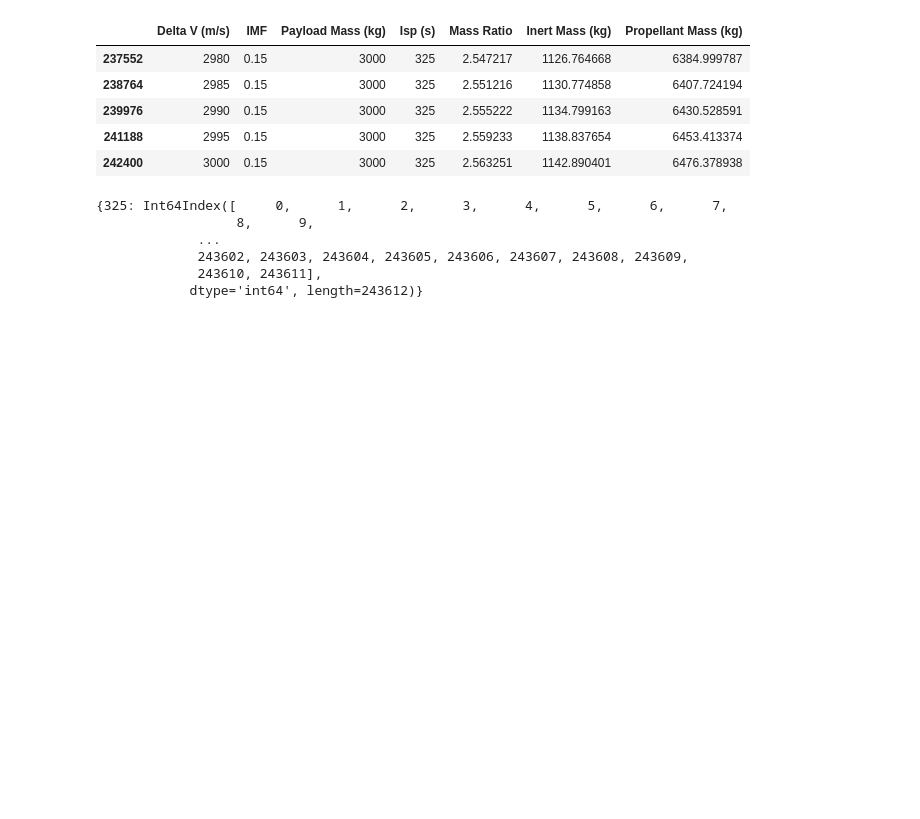
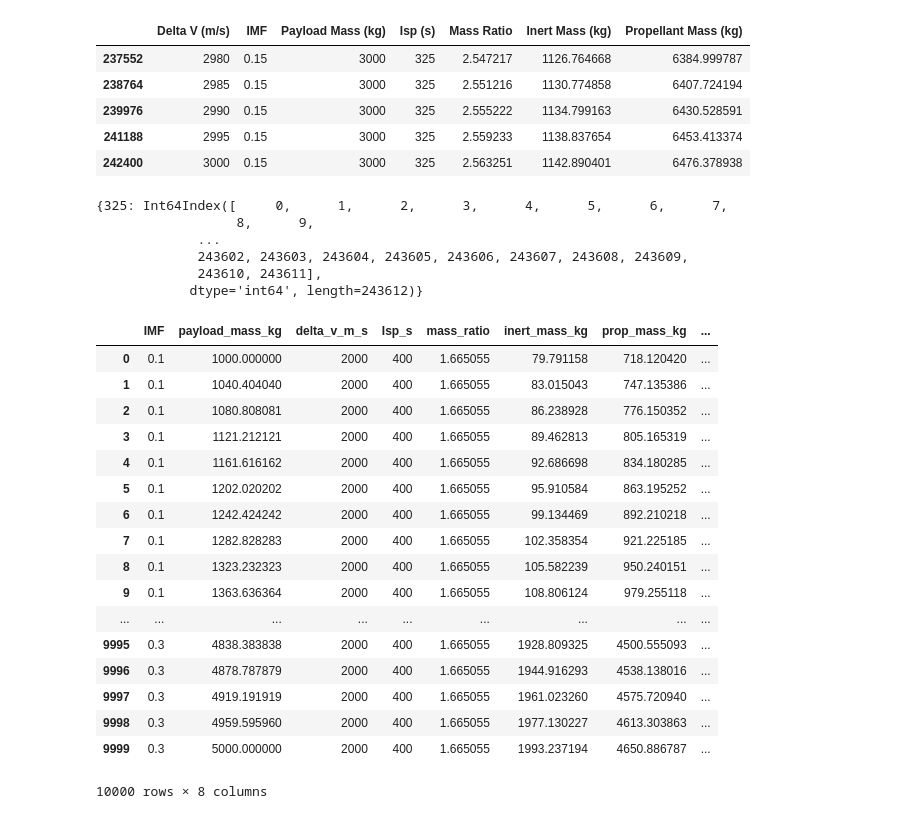
Before and after one commit to acedarney/rocket-solver, a Jupyter notebook: Rocket Equation Solver.ipynb, the cells around one changed output. Saved outputs shown, nothing was run; the diff lists cells and outputs as text; code cells hidden in the pictures; blank space fills up the shorter version.

```diff
--- a/Rocket Equation Solver.ipynb
+++ b/Rocket Equation Solver.ipynb
@@ -1,8 +1,12 @@
 # %%
-def calc_prop(m_payload, mass_ratio, inert_mass_fraction):
+from numba import vectorize, float64
+
+@vectorize([float64(float64, float64, float64)])
+def calc_prop(m_payload, mass_ratio, inert_mass_frac):
     m_prop = m_payload * (mass_ratio - 1) * (1 - inert_mass_frac) / (1 - mass_ratio * inert_mass_frac)
     return m_prop
 
+@vectorize([float64(float64, float64, float64)])
 def calc_inert(m_payload, mass_ratio, inert_mass_frac):
     m_inert = m_payload * (mass_ratio - 1) * inert_mass_frac / (1 - mass_ratio * inert_mass_frac)
     return m_inert
@@ -83,3 +88,49 @@ df_isp_groups.groups
              243602, 243603, 243604, 243605, 243606, 243607, 243608, 243609,
              243610, 243611],
             dtype='int64', length=243612)}
+# %%
+import itertools as it
+import numpy as np
+import pandas as pd
+
+def create_data(delta_v, specific_impulse, imf_range, payload_range):
+    min_imf = imf_range[0]
+    max_imf = imf_range[1]
+    min_payload = payload_range[0]
+    max_payload = payload_range[1]
+
+    imf_list = np.linspace(min_imf, max_imf, num=100)
+    payload_list = np.linspace(min_payload, max_payload, num=100)
+
+    a = list(it.product(*[imf_list, payload_list]))
+    df = pd.DataFrame(list(a), columns=['IMF', 'payload_mass_kg'])
+    df['delta_v_m_s'] = delta_v
+    df['Isp_s'] = specific_impulse
+    df['mass_ratio'] = np.exp(df['delta_v_m_s'] / 9.80665 / df['Isp_s'])
+    df['inert_mass_kg'] = calc_inert(df['payload_mass_kg'], df['mass_ratio'], df['IMF'])
+    df['prop_mass_kg'] = calc_prop(df['payload_mass_kg'], df['mass_ratio'], df['IMF'])
+    df['stage_mass_kg'] = df['inert_mass_kg'] + df['prop_mass_kg']
+    return df
+# %%
+b = create_data(2000, 400, [0.1,0.3], [1000,5000])
+# %%
+b
+# %% [output]
+|  | IMF | payload_mass_kg | delta_v_m_s | Isp_s | mass_ratio | inert_mass_kg | prop_mass_kg | ... |
+| 0 | 0.1 | 1000.000000 | 2000 | 400 | 1.665055 | 79.791158 | 718.120420 | ... |
+| 1 | 0.1 | 1040.404040 | 2000 | 400 | 1.665055 | 83.015043 | 747.135386 | ... |
+| 2 | 0.1 | 1080.808081 | 2000 | 400 | 1.665055 | 86.238928 | 776.150352 | ... |
+| 3 | 0.1 | 1121.212121 | 2000 | 400 | 1.665055 | 89.462813 | 805.165319 | ... |
+| 4 | 0.1 | 1161.616162 | 2000 | 400 | 1.665055 | 92.686698 | 834.180285 | ... |
+| 5 | 0.1 | 1202.020202 | 2000 | 400 | 1.665055 | 95.910584 | 863.195252 | ... |
+| 6 | 0.1 | 1242.424242 | 2000 | 400 | 1.665055 | 99.134469 | 892.210218 | ... |
+| 7 | 0.1 | 1282.828283 | 2000 | 400 | 1.665055 | 102.358354 | 921.225185 | ... |
+| 8 | 0.1 | 1323.232323 | 2000 | 400 | 1.665055 | 105.582239 | 950.240151 | ... |
+| 9 | 0.1 | 1363.636364 | 2000 | 400 | 1.665055 | 108.806124 | 979.255118 | ... |
+| ... | ... | ... | ... | ... | ... | ... | ... | ... |
+| 9995 | 0.3 | 4838.383838 | 2000 | 400 | 1.665055 | 1928.809325 | 4500.555093 | ... |
+| 9996 | 0.3 | 4878.787879 | 2000 | 400 | 1.665055 | 1944.916293 | 4538.138016 | ... |
+| 9997 | 0.3 | 4919.191919 | 2000 | 400 | 1.665055 | 1961.023260 | 4575.720940 | ... |
+| 9998 | 0.3 | 4959.595960 | 2000 | 400 | 1.665055 | 1977.130227 | 4613.303863 | ... |
+| 9999 | 0.3 | 5000.000000 | 2000 | 400 | 1.665055 | 1993.237194 | 4650.886787 | ... |
+10000 rows × 8 columns
```
Also changed, not shown: parts of 5 cells of this notebook.
